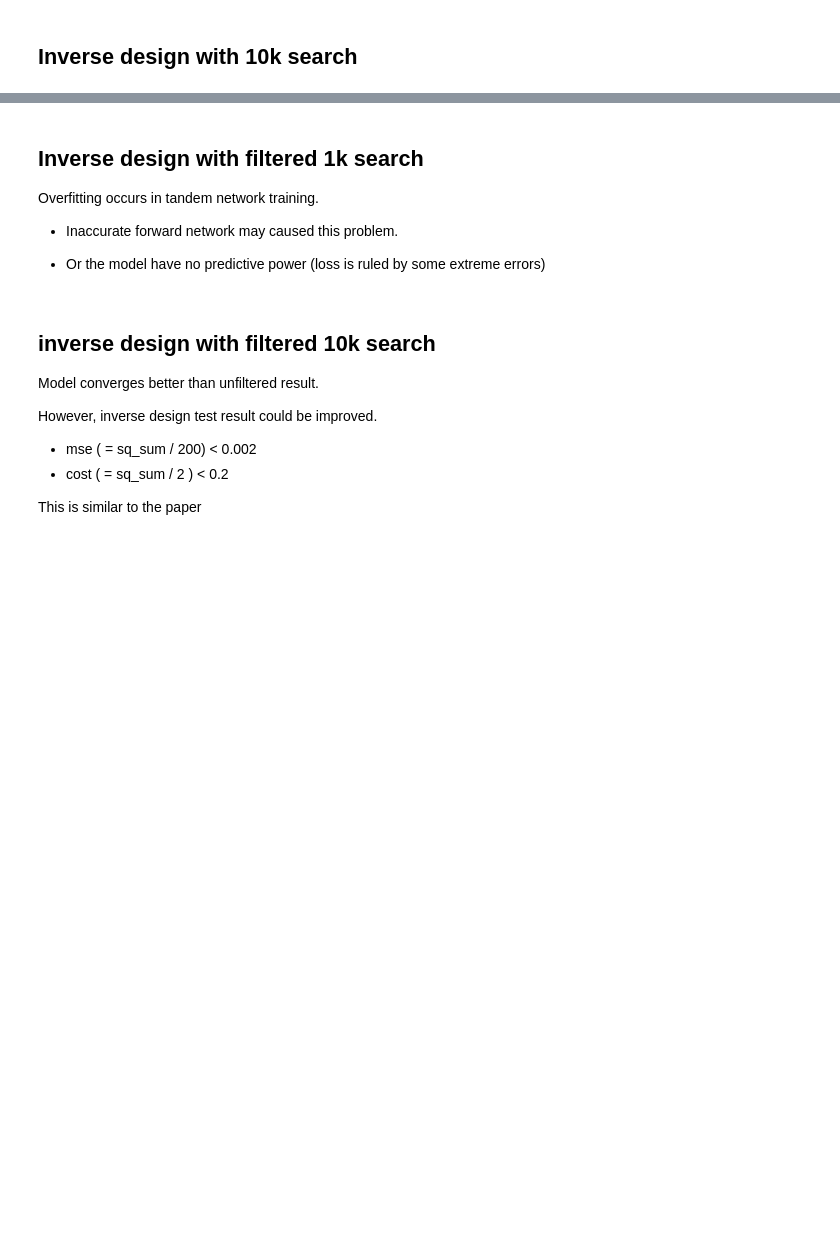
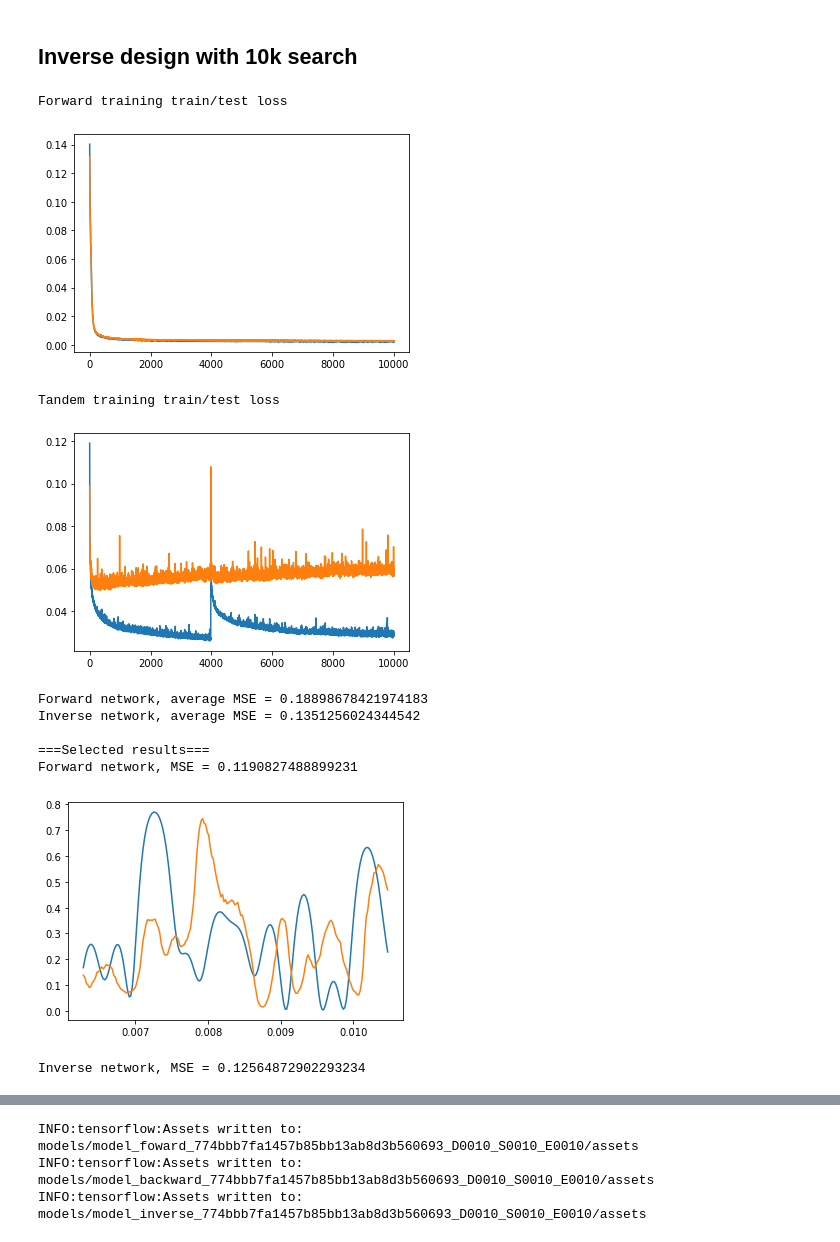
Before and after one commit to Thessal/inverse_design, a Jupyter notebook: dev.ipynb, the cells around one changed output, grey strips where cells are left out. Cells and saved outputs as stored; diff of their text form; code cells hidden in the pictures; blank space fills up the shorter version.

```diff
--- a/dev.ipynb
+++ b/dev.ipynb
@@ -16,10 +21,10 @@ I used GeForce GTX 960 for network training
 # %%
 import inverse_design
-def test(inv, df):
-    tests = [inv.test(df) for _ in range(10)]
+def test(inv, df,n=5):
+    tests = [inv.test(df) for _ in range(n)]
 
-    print(f"Forward network, MSE\n = {[round(t['forward']['mse'].numpy(),4) for t in tests]}")
-    print(f"Inverse network, MSE\n = {[round(t['inverse']['mse'].numpy(),4) for t in tests]}")
+    print(f"Forward network, average MSE = {sum([t['forward']['mse'] for t in tests])/n}")
+    print(f"Inverse network, average MSE = {sum([t['inverse']['mse'] for t in tests])/n}")
 
     import numpy as np
     import matplotlib.pyplot as plt
@@ -98,18 +82,30 @@ _________________________________________________________________
 # %%
 config = {
     "simulation_count" : 10000,
     "layer_count" : 6,
     "spectral_range" : (0.15,0.25),
     "spectral_resolution" : 200,
     "n1":1.4,
     "n2":2.1,
     "d_min":10e-9,
     "d_max":150e-9
 }
 df = inverse_design.calculate_spectrum_all(config)
 # df = inverse_design.filter_similar_spectrum(config, df, thres_ratio = 0.1, plot=False)
 inv = inverse_design.inverse_model(config)
-inv.train(df, train_epochs=1000)
+inv.train(df, train_epochs=10000)
 inv.show_history()
-inv.test(df)
-inv.save_model("D0010_S0010_E0001") #parameter space size, search space size, train epoch
+test(inv,df)
+inv.save_model("D0010_S0010_E0010") #parameter space size, search space size, train epoch
+# %% [output]
+Forward training train/test loss
+[figure, added]
+Tandem training train/test loss
+[figure, added]
+Forward network, average MSE = 0.18898678421974183
+Inverse network, average MSE = 0.1351256024344542
+
+===Selected results===
+Forward network, MSE = 0.1190827488899231
+[figure, added]
+Inverse network, MSE = 0.12564872902293234
@@ -116,8 +113,3 @@ inv.save_model("D0010_S0010_E0001") #parameter space size, search space size, tr
+INFO:tensorflow:Assets written to: models/model_foward_774bbb7fa1457b85bb13ab8d3b560693_D0010_S0010_E0010/assets
+INFO:tensorflow:Assets written to: models/model_backward_774bbb7fa1457b85bb13ab8d3b560693_D0010_S0010_E0010/assets
+INFO:tensorflow:Assets written to: models/model_inverse_774bbb7fa1457b85bb13ab8d3b560693_D0010_S0010_E0010/assets
-# %% [markdown]
-## Inverse design with filtered 1k search
-
-Overfitting occurs in tandem network training.
-
-* Inaccurate forward network may caused this problem.
-
-* Or the model have no predictive power (loss is ruled by some extreme errors)
@@ -142,11 +115,0 @@ inv.save_model("D0010_S0001_E0001") #parameter space size, search space size, tr
-# %% [markdown]
-## inverse design with filtered 10k search
-
-Model converges better than unfiltered result.
-
-However, inverse design test result could be improved.
-
-* mse ( = sq_sum / 200) < 0.002
-* cost ( = sq_sum / 2 ) < 0.2
-
-This is similar to the paper
```
Also changed, not shown: parts of 16 cells of this notebook, 1 other file.
